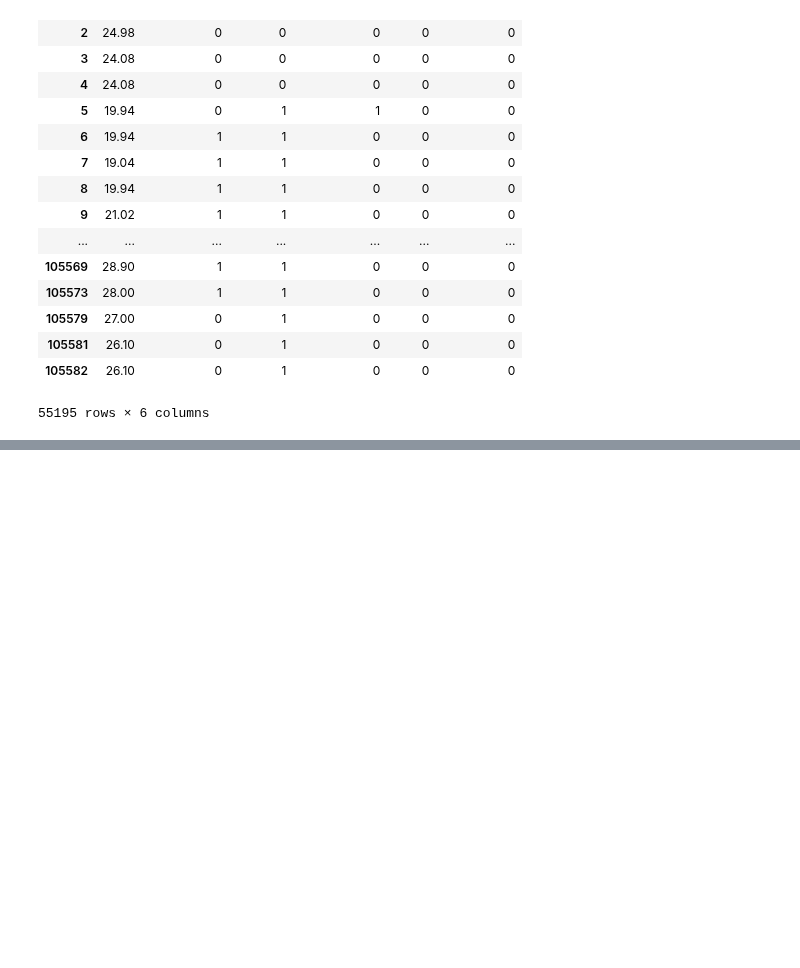
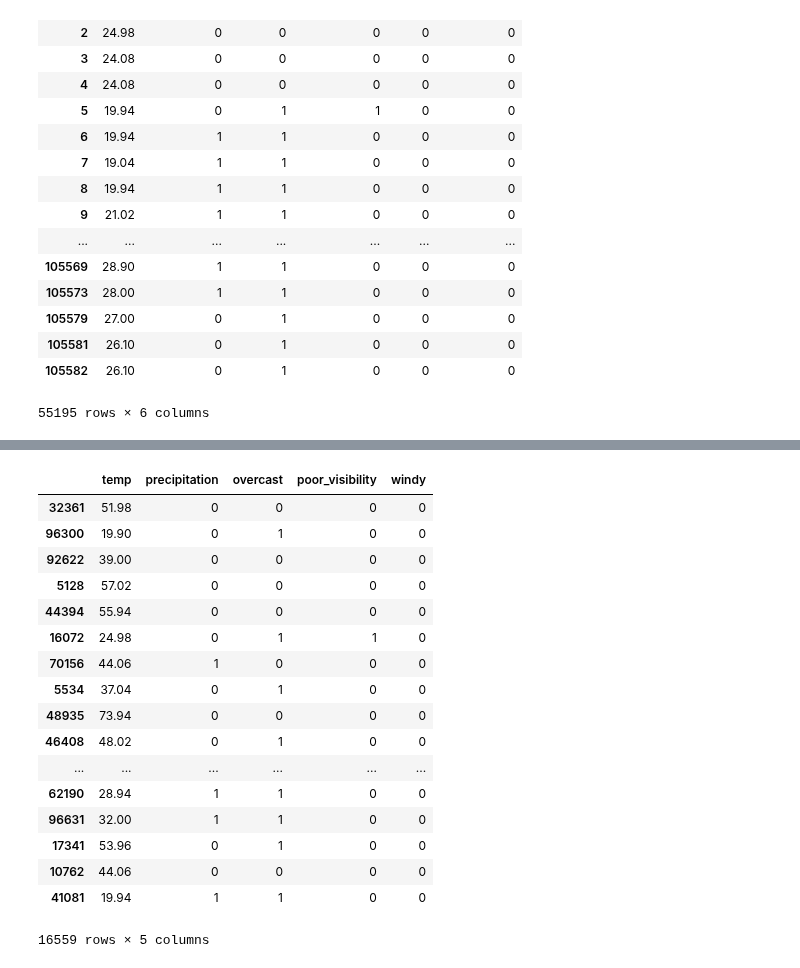
Before and after one commit to leannebaldwin/Pass_Closure, a Jupyter notebook: data_exploration/model_exploration.ipynb, the cells around one changed output, grey strips where cells are left out. Saved outputs shown, nothing was run; the diff lists cells and outputs as text; code cells hidden in the pictures; blank space fills up the shorter version.

```diff
--- a/data_exploration/model_exploration.ipynb
+++ b/data_exploration/model_exploration.ipynb
@@ -254,0 +308,21 @@ model_df
+# %%
+X_test
+# %% [output]
+|  | temp | precipitation | overcast | poor_visibility | windy |
+| 32361 | 51.98 | 0 | 0 | 0 | 0 |
+| 96300 | 19.90 | 0 | 1 | 0 | 0 |
+| 92622 | 39.00 | 0 | 0 | 0 | 0 |
+| 5128 | 57.02 | 0 | 0 | 0 | 0 |
+| 44394 | 55.94 | 0 | 0 | 0 | 0 |
+| 16072 | 24.98 | 0 | 1 | 1 | 0 |
+| 70156 | 44.06 | 1 | 0 | 0 | 0 |
+| 5534 | 37.04 | 0 | 1 | 0 | 0 |
+| 48935 | 73.94 | 0 | 0 | 0 | 0 |
+| 46408 | 48.02 | 0 | 1 | 0 | 0 |
+| ... | ... | ... | ... | ... | ... |
+| 62190 | 28.94 | 1 | 1 | 0 | 0 |
+| 96631 | 32.00 | 1 | 1 | 0 | 0 |
+| 17341 | 53.96 | 0 | 1 | 0 | 0 |
+| 10762 | 44.06 | 0 | 0 | 0 | 0 |
+| 41081 | 19.94 | 1 | 1 | 0 | 0 |
+16559 rows × 5 columns
```
Also changed, not shown: parts of 11 cells of this notebook.
